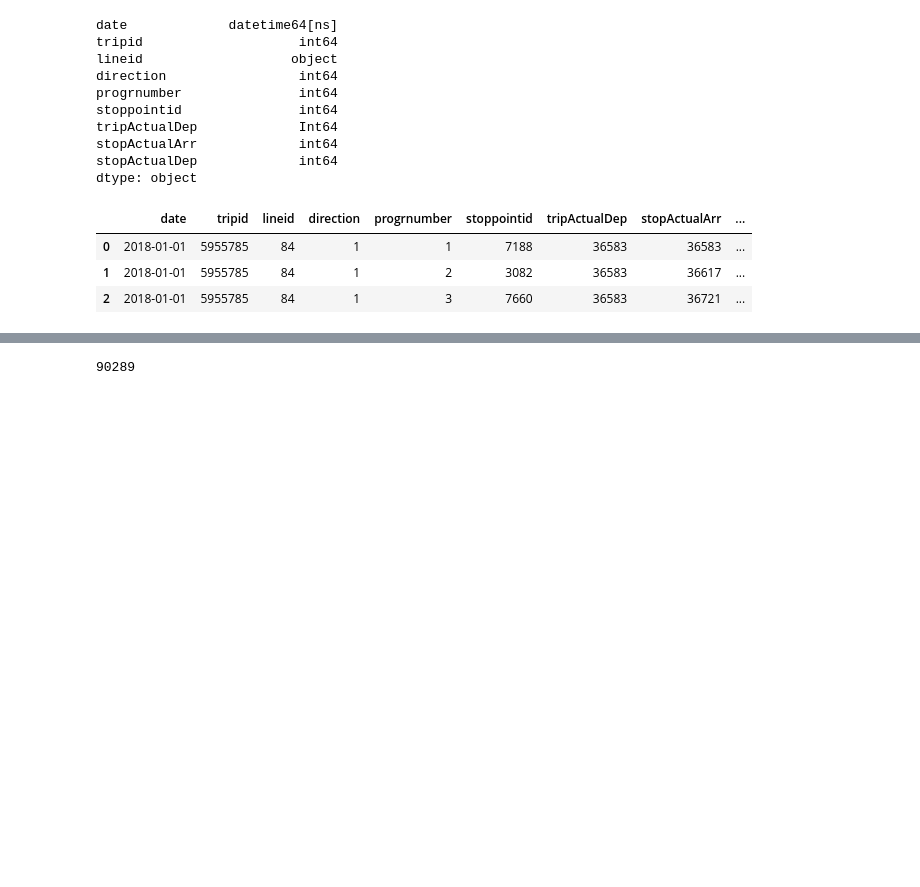
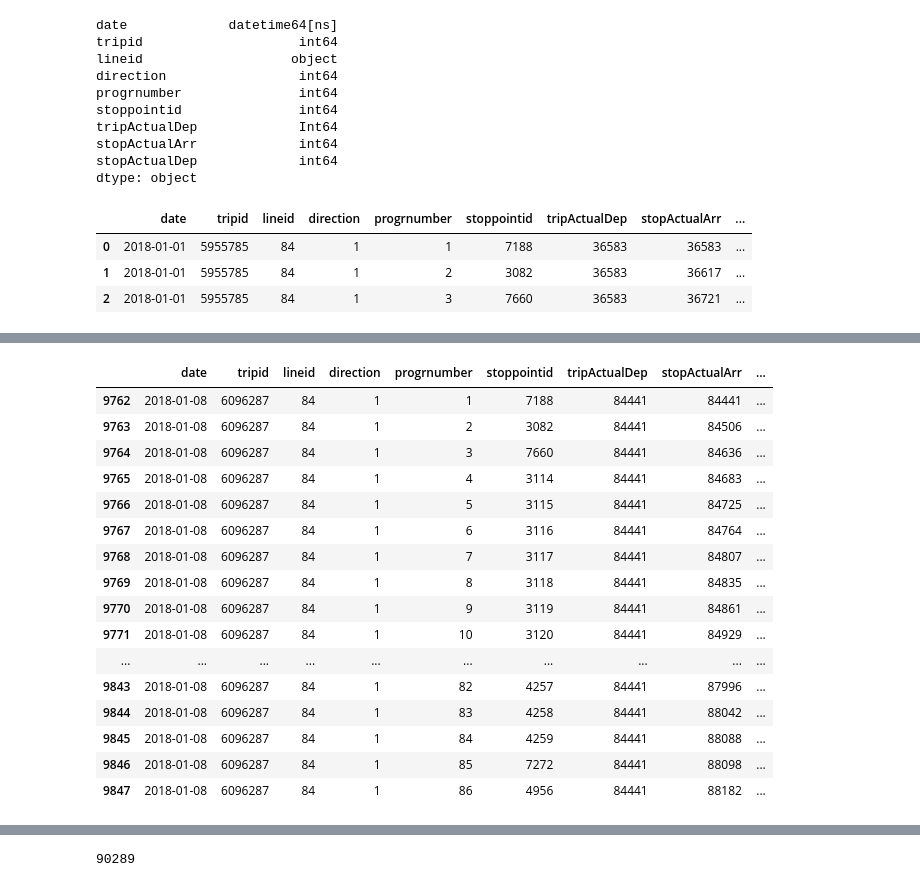
Before and after one commit to gouliev/dublinbusapp, a Jupyter notebook: data/dataCleaning.ipynb, the cells around one changed output, grey strips where cells are left out. Saved outputs shown, nothing was run; the diff lists cells and outputs as text; code cells hidden in the pictures; blank space fills up the shorter version.

```diff
--- a/data/dataCleaning.ipynb
+++ b/data/dataCleaning.ipynb
@@ -110,3 +167,23 @@ df.head(3)
+# %%
+df[(df.date == '2018-01-08')&(df.tripid==6096287)]
+# %% [output]
+|  | date | tripid | lineid | direction | progrnumber | stoppointid | tripActualDep | stopActualArr | ... |
+| 9762 | 2018-01-08 | 6096287 | 84 | 1 | 1 | 7188 | 84441 | 84441 | ... |
+| 9763 | 2018-01-08 | 6096287 | 84 | 1 | 2 | 3082 | 84441 | 84506 | ... |
+| 9764 | 2018-01-08 | 6096287 | 84 | 1 | 3 | 7660 | 84441 | 84636 | ... |
+| 9765 | 2018-01-08 | 6096287 | 84 | 1 | 4 | 3114 | 84441 | 84683 | ... |
+| 9766 | 2018-01-08 | 6096287 | 84 | 1 | 5 | 3115 | 84441 | 84725 | ... |
+| 9767 | 2018-01-08 | 6096287 | 84 | 1 | 6 | 3116 | 84441 | 84764 | ... |
+| 9768 | 2018-01-08 | 6096287 | 84 | 1 | 7 | 3117 | 84441 | 84807 | ... |
+| 9769 | 2018-01-08 | 6096287 | 84 | 1 | 8 | 3118 | 84441 | 84835 | ... |
+| 9770 | 2018-01-08 | 6096287 | 84 | 1 | 9 | 3119 | 84441 | 84861 | ... |
+| 9771 | 2018-01-08 | 6096287 | 84 | 1 | 10 | 3120 | 84441 | 84929 | ... |
+| ... | ... | ... | ... | ... | ... | ... | ... | ... | ... |
+| 9843 | 2018-01-08 | 6096287 | 84 | 1 | 82 | 4257 | 84441 | 87996 | ... |
+| 9844 | 2018-01-08 | 6096287 | 84 | 1 | 83 | 4258 | 84441 | 88042 | ... |
+| 9845 | 2018-01-08 | 6096287 | 84 | 1 | 84 | 4259 | 84441 | 88088 | ... |
+| 9846 | 2018-01-08 | 6096287 | 84 | 1 | 85 | 7272 | 84441 | 88098 | ... |
+| 9847 | 2018-01-08 | 6096287 | 84 | 1 | 86 | 4956 | 84441 | 88182 | ... |
 # %%
 df['journeytime'] = df.stopActualArr - df.tripActualDep
 df['dwelltime'] = df.stopActualDep - df.stopActualArr
```
Also changed, not shown: parts of 10 cells of this notebook.
